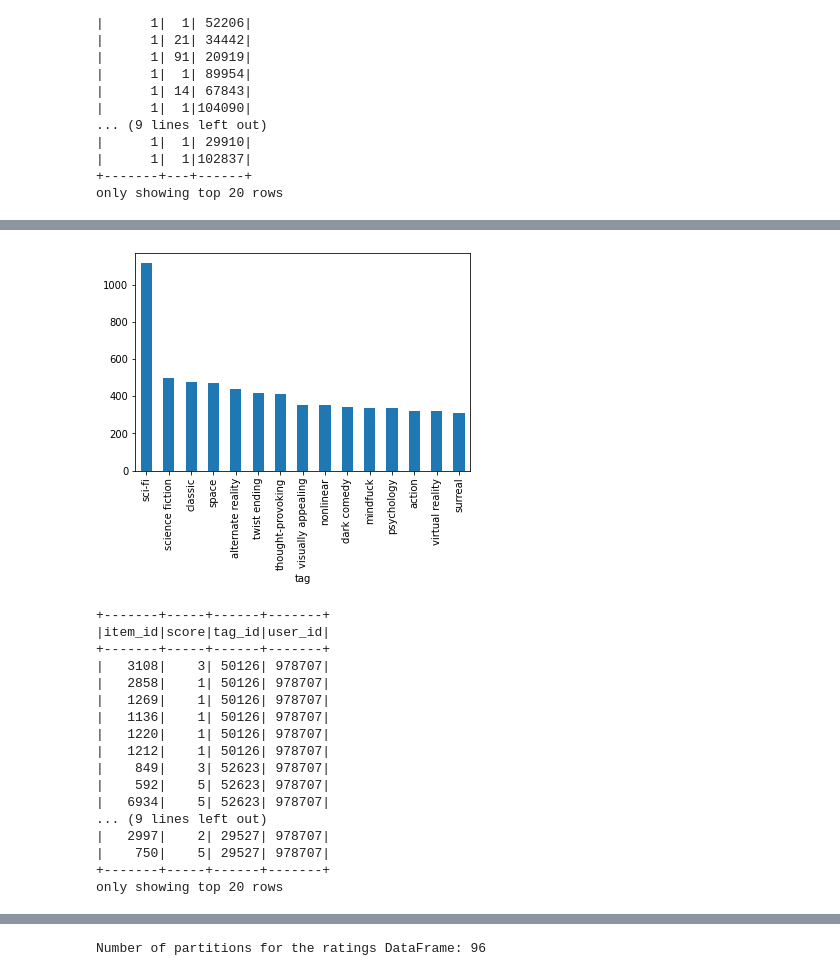
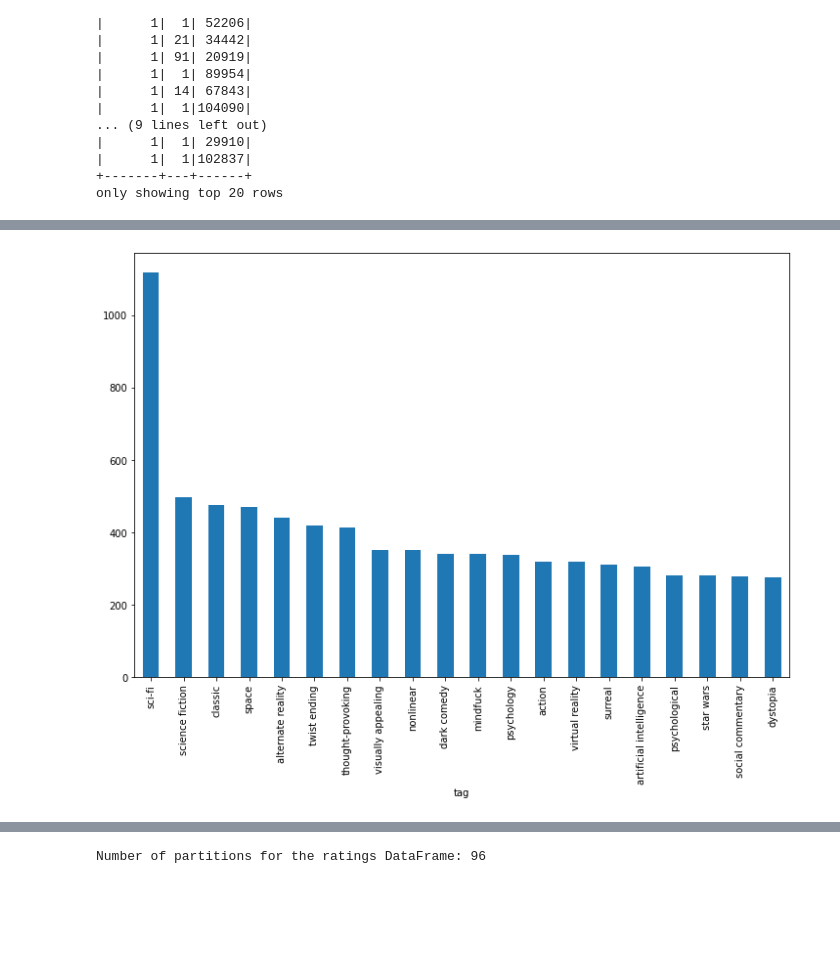
Before and after one commit to WilliamScarbro/CS535_TermProject, a Jupyter notebook: bin/initial_analysis_revise.ipynb, the cells around one changed output, grey strips where cells are left out. Drawn from its saved outputs; the diff is of its cells as text; code cells hidden in the pictures; blank space fills up the shorter version.

```diff
--- a/bin/initial_analysis_revise.ipynb
+++ b/bin/initial_analysis_revise.ipynb
@@ -138,29 +191,6 @@ all_DF.head()
 # %%
-sorted_df = all_DF.sort_values(by='max(num)', ascending=False)[:15]
+sorted_df = all_DF.sort_values(by='max(num)', ascending=False)[:20]
 # %%
-sorted_df.groupby('tag')['max(num)'].sum().sort_values(ascending=False).plot(kind='bar');
+sorted_df.groupby('tag')['max(num)'].sum().sort_values(ascending=False).plot(kind='bar', figsize=(12, 8));
 # %% [output]
-[figure, old version]
+[figure, new version]
-# %%
-#survey_answers.json
-
-surveys = spark.read.json("/FP/survey_answers.json")
-surveys.show()
-# %% [output]
-+-------+-----+------+-------+
-|item_id|score|tag_id|user_id|
-+-------+-----+------+-------+
-|   3108|    3| 50126| 978707|
-|   2858|    1| 50126| 978707|
-|   1269|    1| 50126| 978707|
-|   1136|    1| 50126| 978707|
-|   1220|    1| 50126| 978707|
-|   1212|    1| 50126| 978707|
-|    849|    3| 52623| 978707|
-|    592|    5| 52623| 978707|
-|   6934|    5| 52623| 978707|
-... (9 lines left out)
-|   2997|    2| 29527| 978707|
-|    750|    5| 29527| 978707|
-+-------+-----+------+-------+
-only showing top 20 rows
```
Also changed, not shown: parts of 36 cells of this notebook.
